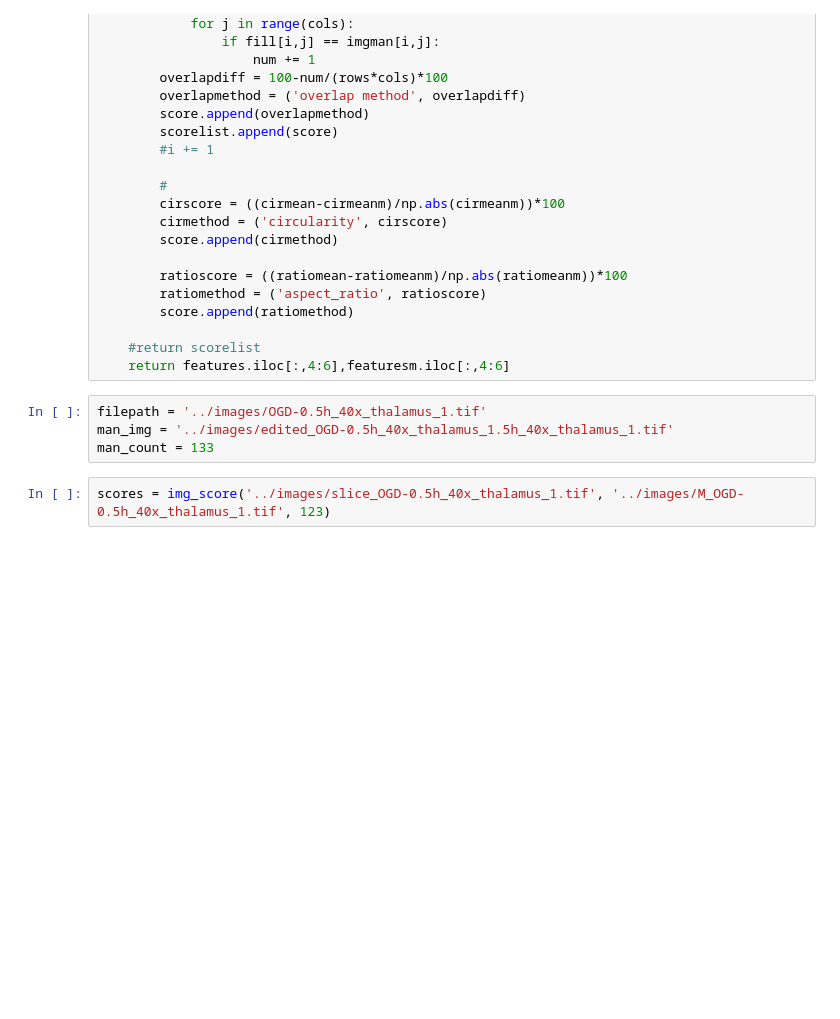
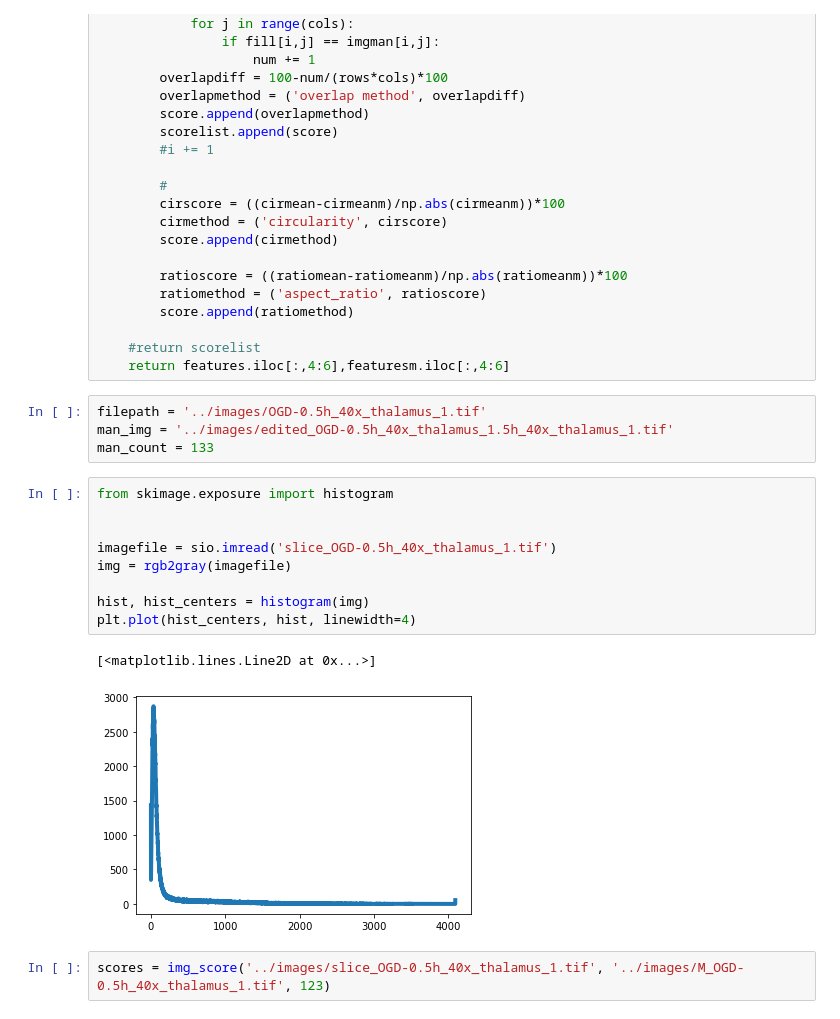
Before and after one commit to Nance-Lab/ifthresholds, a Jupyter notebook: examples/ifThreshold workbook.ipynb, the cells around one changed output. Cells and saved outputs as stored; diff of their text form; blank space fills up the shorter version.

```diff
--- a/examples/ifThreshold workbook.ipynb
+++ b/examples/ifThreshold workbook.ipynb
@@ -219,6 +219,18 @@ def img_score(filepath, man_img, man_count):
 filepath = '../images/OGD-0.5h_40x_thalamus_1.tif'
 man_img = '../images/edited_OGD-0.5h_40x_thalamus_1.5h_40x_thalamus_1.tif'
 man_count = 133
+# %%
+from skimage.exposure import histogram
+
+
+imagefile = sio.imread('slice_OGD-0.5h_40x_thalamus_1.tif')
+img = rgb2gray(imagefile)
+
+hist, hist_centers = histogram(img)
+plt.plot(hist_centers, hist, linewidth=4)
+# %% [output]
+[<matplotlib.lines.Line2D at 0x...>]
+[figure, added]
 # %%
 scores = img_score('../images/slice_OGD-0.5h_40x_thalamus_1.tif', '../images/M_OGD-0.5h_40x_thalamus_1.tif', 123)
 # %%
```
Also changed, not shown: 5 other files.
